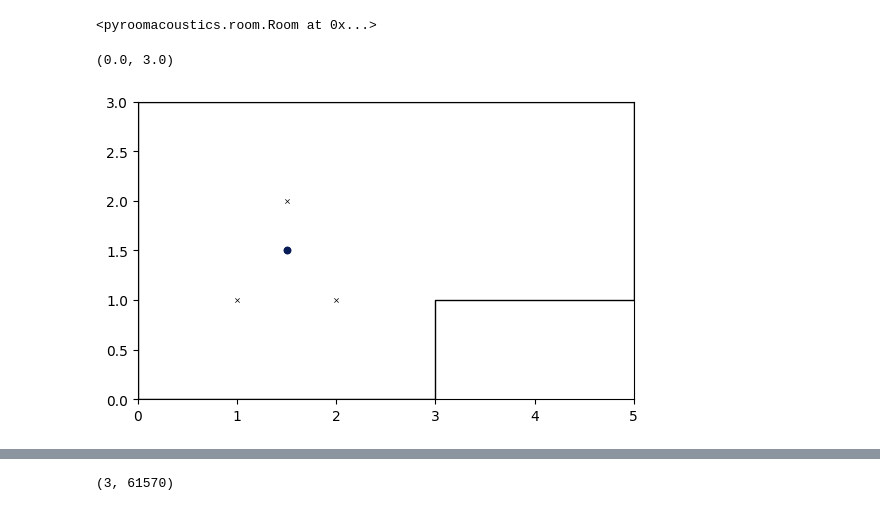
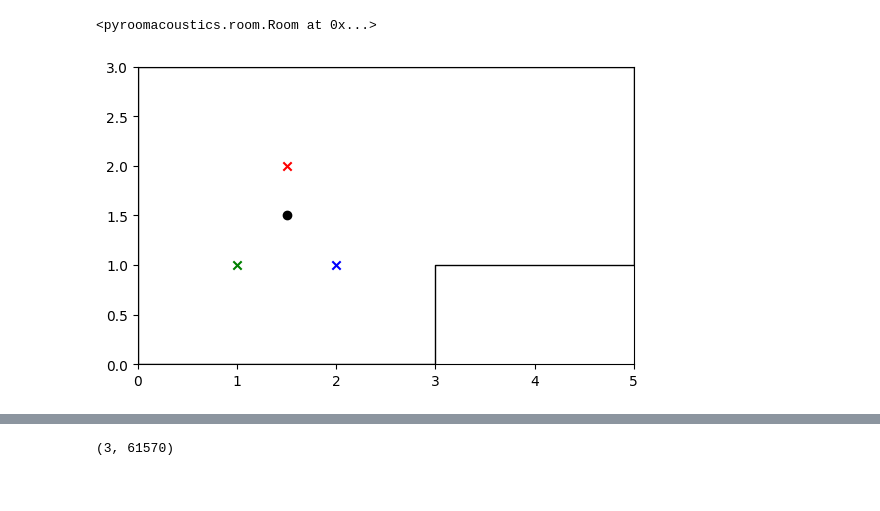
Before and after one commit to mrvtorre/televic-source-localization, a Jupyter notebook: energy-based-localization-PoC.ipynb, the cells around one changed output, grey strips where cells are left out. Saved outputs shown, nothing was run; the diff lists cells and outputs as text; code cells hidden in the pictures.

```diff
--- a/energy-based-localization-PoC.ipynb
+++ b/energy-based-localization-PoC.ipynb
@@ -32,13 +32,18 @@ print(M3)
 room.add_microphone(R)
 # %% [output]
 <pyroomacoustics.room.Room at 0x...>
-# %%
-fig, ax = room.plot()
-ax.set_xlim([0, 5])
-ax.set_ylim([0, 3])
-# %% [output]
-(0.0, 3.0)
-[figure, removed]
+# %%
+fig, ax = room.plot()
+ax.set_xlim([0, 5])
+ax.set_ylim([0, 3])
+plt.scatter(M1[0], M1[1], c="g", marker="x")
+plt.scatter(M2[0], M2[1], c="b", marker="x")
+plt.scatter(M3[0], M3[1], c="r", marker="x")
+plt.scatter(1.5, 1.5, marker="o", c="k")
+
+plt.savefig("room.png", dpi=400,bbox_inches='tight')
+# %% [output]
+[figure, added]
 # %%
 room.compute_rir()
 
```
Also changed, not shown: parts of 10 cells of this notebook.
